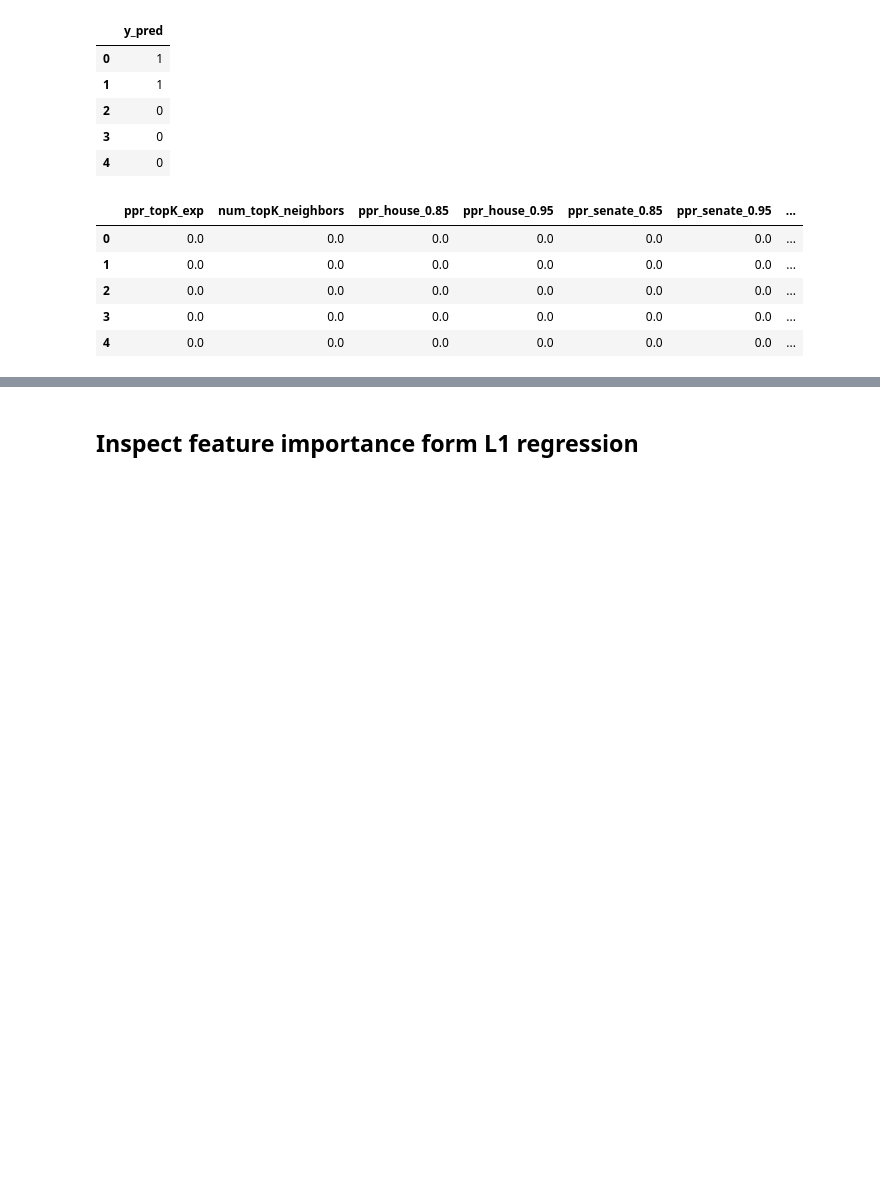
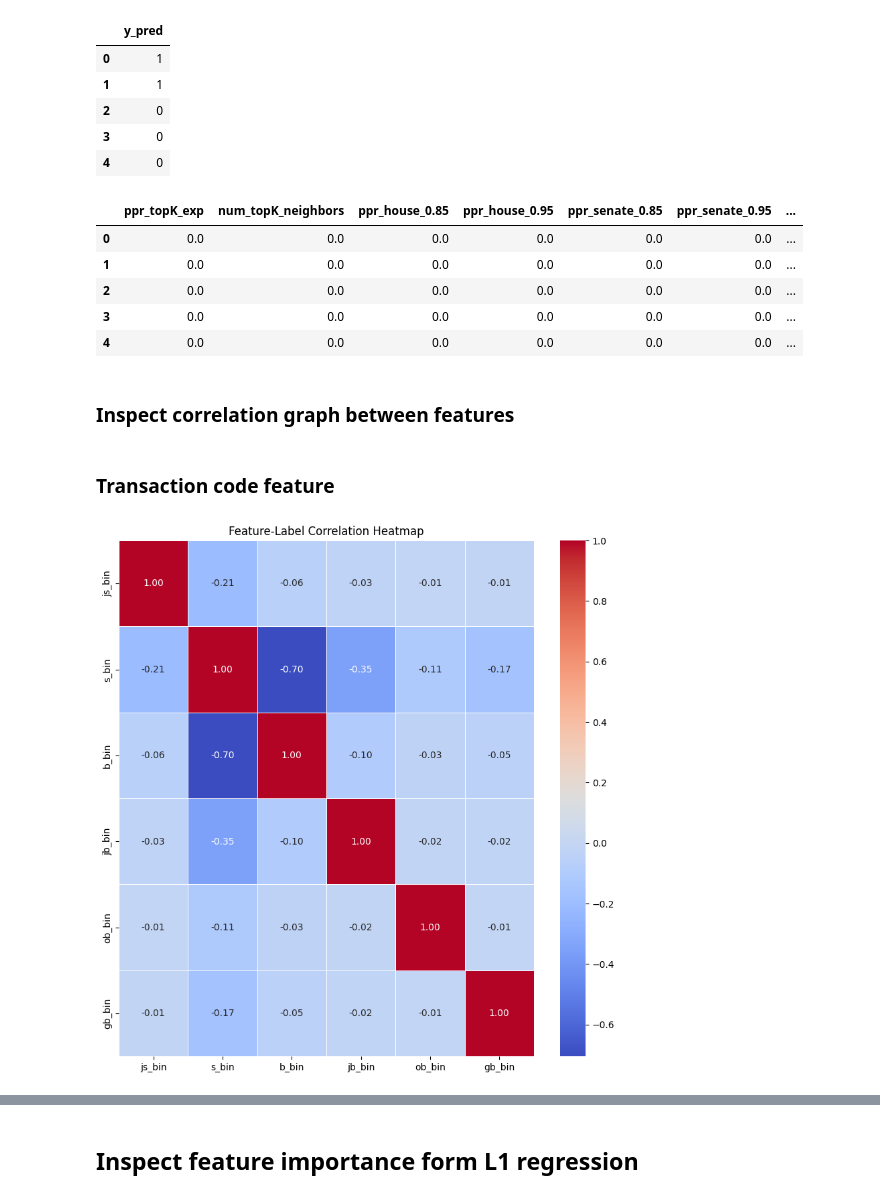
Before and after one commit to Blimperoo/DSA4263-Final-Insider-Trading, a Jupyter notebook: src/eda/feature_importance.ipynb, the cells around one changed output, grey strips where cells are left out. Cells and saved outputs as stored; diff of their text form; code cells hidden in the pictures; blank space fills up the shorter version.

```diff
--- a/src/eda/feature_importance.ipynb
+++ b/src/eda/feature_importance.ipynb
@@ -52,7 +54,7 @@ data
 to_drop = ['TRANS_SK', 'ACCESSION_NUMBER',  'RPTOWNERNAME_;', 'snorkel_prob', 'TRANS_DATE', 'ISSUERTRADINGSYMBOL']
 labels = ["y_pred"]
 label_data = data[labels]
-features = data.drop(columns=labels + to_drop)
+features_train = data.drop(columns=labels + to_drop)
 # %%
 label_data.head()
 # %% [output]
@@ -72,5 +74,25 @@ features.head()
 | 3 | 0.0 | 0.0 | 0.0 | 0.0 | 0.0 | 0.0 | ... |
 | 4 | 0.0 | 0.0 | 0.0 | 0.0 | 0.0 | 0.0 | ... |
 # %%
-Xtr_sub = features
+Xtr_sub = features_train
 ytr = label_data
+# %%
+def get_corr_graph(X):
+    corr = X.corr(method="pearson")
+    if X.shape[1] < 15:
+        plt.figure(figsize=(10, 10))
+        sns.heatmap(corr, annot=True, cmap="coolwarm", fmt=".2f", linewidths=0.5)
+    else:
+        plt.figure(figsize=(20, 20))
+        sns.heatmap(corr, annot=True, cmap="coolwarm", fmt=".1f", linewidths=0.5)
+    plt.title("Feature-Label Correlation Heatmap")
+    plt.show()
+# %% [markdown]
+### Inspect correlation graph between features
+# %% [markdown]
+### Transaction code feature
+# %%
+trans_code = features.TRANSACTION_CODE_FEATURE
+get_corr_graph(Xtr_sub[trans_code])
+# %% [output]
+[figure, added]
```
Also changed, not shown: parts of 7 cells of this notebook, 1 other file.
